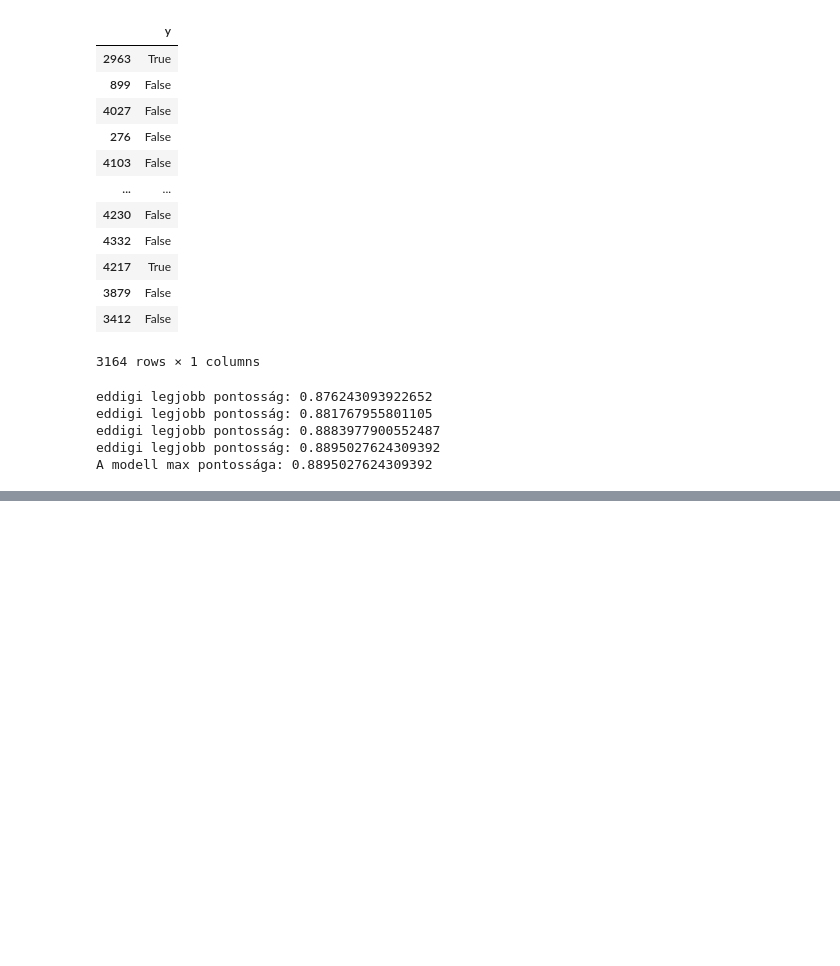
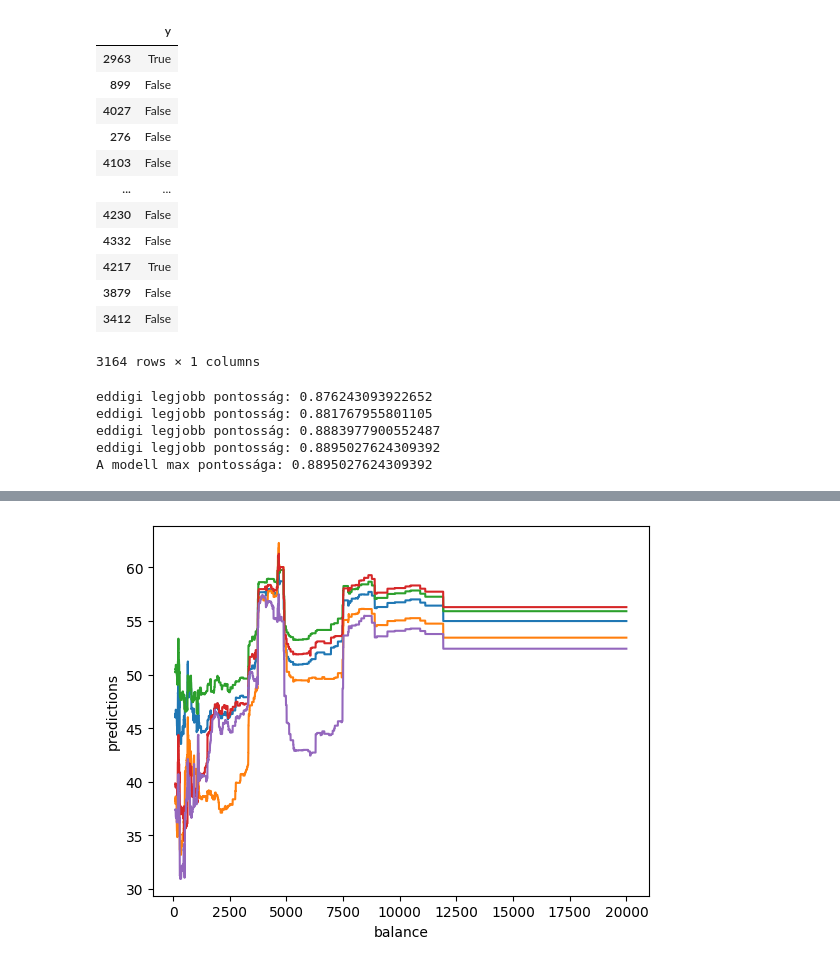
Before and after one commit to debizson/Mesi, a Jupyter notebook: ai_database_.ipynb, the cells around one changed output, grey strips where cells are left out. Drawn from its saved outputs; the diff is of its cells as text; code cells hidden in the pictures; blank space fills up the shorter version.

```diff
--- a/ai_database_.ipynb
+++ b/ai_database_.ipynb
@@ -587,0 +748,4 @@ sns.catplot(kind="bar", data=feature_importances, y=train_x.columns.to_list(), x
+# %%
+ice_plot(dev_x, 'balance', 100, 20000, reg)
+# %% [output]
+[figure, added]
```
Also changed, not shown: parts of 17 cells of this notebook.
